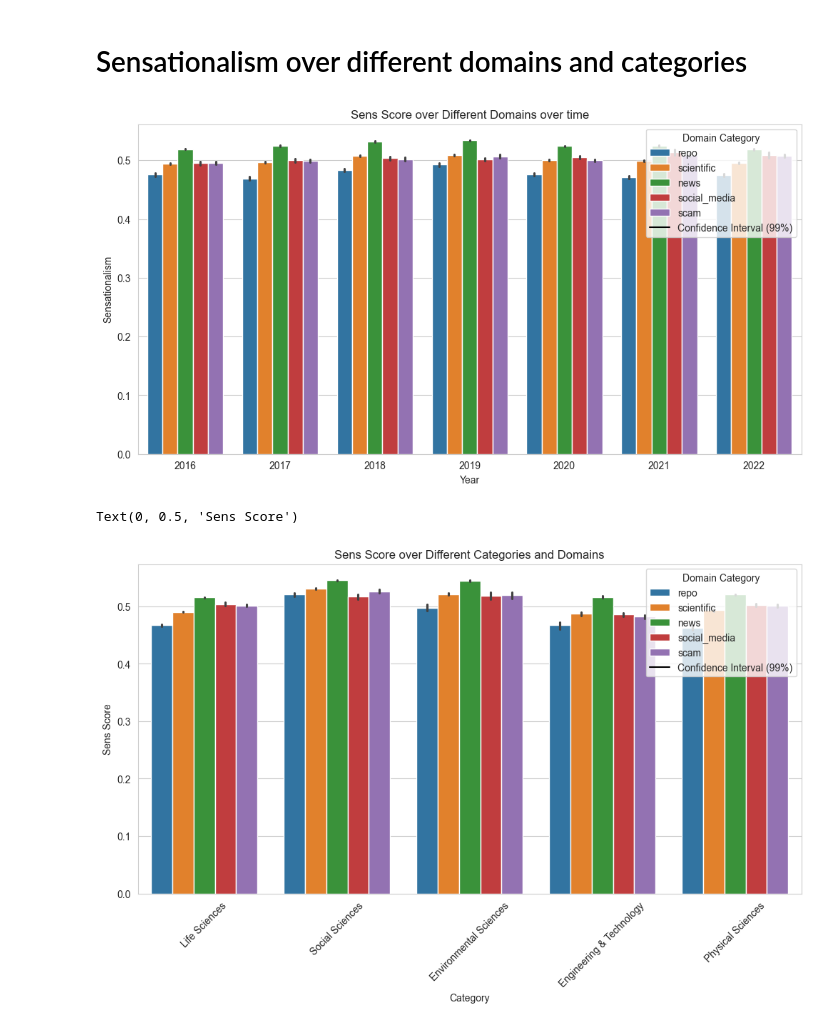
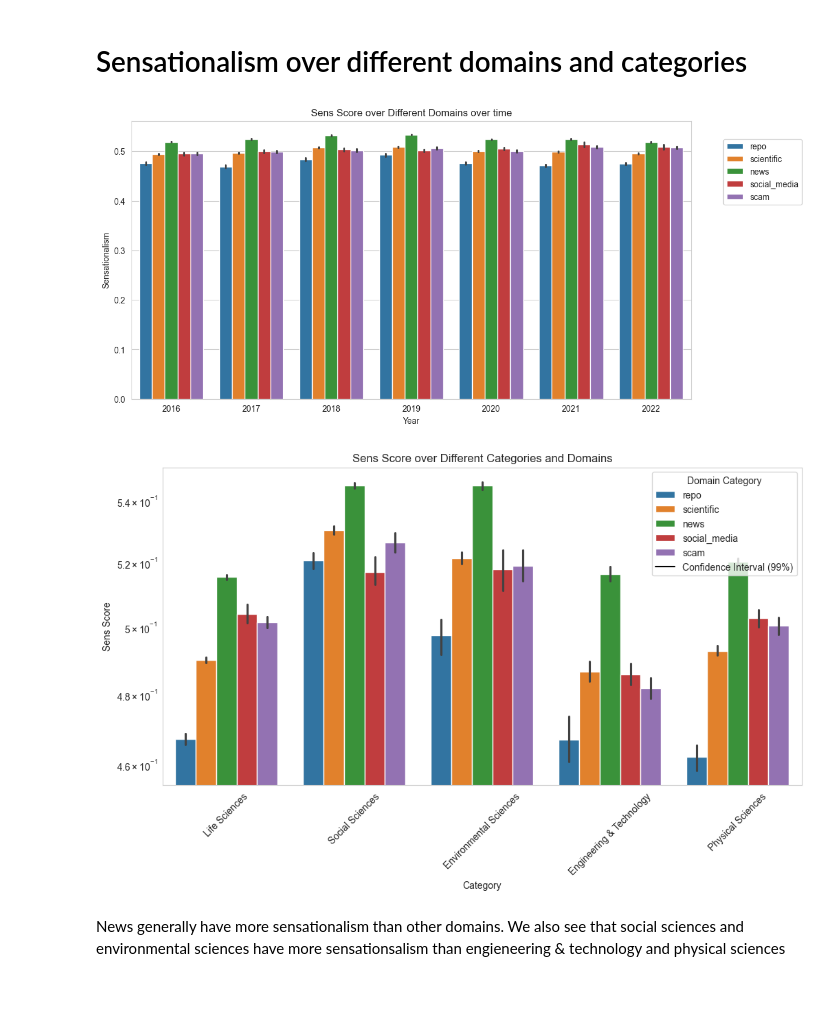
Before and after one commit to vetlewj/algorithmic-media, a Jupyter notebook: sensationalism_metric/sensationalism_analysis.ipynb, the cells around one changed output. Saved outputs shown, nothing was run; the diff lists cells and outputs as text; code cells hidden in the pictures; blank space fills up the shorter version.

Commit message:
Sensationalism analysis (WIP)

```diff
--- a/sensationalism_metric/sensationalism_analysis.ipynb
+++ b/sensationalism_metric/sensationalism_analysis.ipynb
@@ -4,7 +4,7 @@ import numpy as np
 import matplotlib.pyplot as plt
 import seaborn as sns
 
-df = pd.read_csv("../data/combined_for_analysis_sensationalism_jargon_categories_domain_labels.csv")
+df = pd.read_csv("data/combined_for_analysis_sensationalism_jargon_categories_domain_labels.csv")
 df["log_score"] = np.log(df["score"] + 1)
 df.info()
 # %% [output]
@@ -34,18 +34,17 @@ top_categories_order = ["Life Sciences", "Social Sciences", "Environmental Scien
 # %%
 plt.figure(figsize=(12, 6))
 
 sns_plot = sns.barplot(data=df, x = "year", y = "sensationalism_score", hue="label_voting_manual", hue_order=domain_order_for_hue)
 plt.title("Sens Score over Different Domains over time")
 plt.xlabel("Year")
 plt.ylabel("Sensationalism")
 plt.legend(title="Domain Category", loc="upper right", handles = sns_plot.get_legend_handles_labels()[0] + [plt.Line2D([], [], color="black", label="Confidence Interval (99%)")])
-plt.yscale()
+plt.legend(bbox_to_anchor=(1.05, .95), loc='upper left')
+# plt.yscale('log') # TODO: Discuss use of log scale
 plt.show()
 # %% [output]
-[figure, old version]
+[figure, new version]
 # %%
-# How does jargon in domains relate over different link flairs
-# fig width
 plt.figure(figsize=(12, 6))
 sns_plot = sns.barplot(data=df, x="top_category", y="sensationalism_score", hue="label_voting_manual",  hue_order=["repo", "scientific", "news", "social_media", "scam"], order=top_categories_order, errorbar=("ci", 99))
 plt.xticks(rotation=45)
@@ -55,9 +54,12 @@ plt.legend(title="Domain Category", loc="upper right", handles = handles[0] + [p
 plt.title("Sens Score over Different Categories and Domains")
 plt.xlabel("Category")
 plt.ylabel("Sens Score")
+plt.yscale('log')
+plt.show()
 # %% [output]
-Text(0, 0.5, 'Sens Score')
-[figure, old version]
+[figure, new version]
+# %% [markdown]
+News generally have more sensationalism than other domains. We also see that social sciences and environmental sciences have more sensationsalism than engieneering & technology and physical sciences
 # %%
 
 plt.figure(figsize=(12, 6))
```
Also changed, not shown: parts of 20 cells of this notebook.
